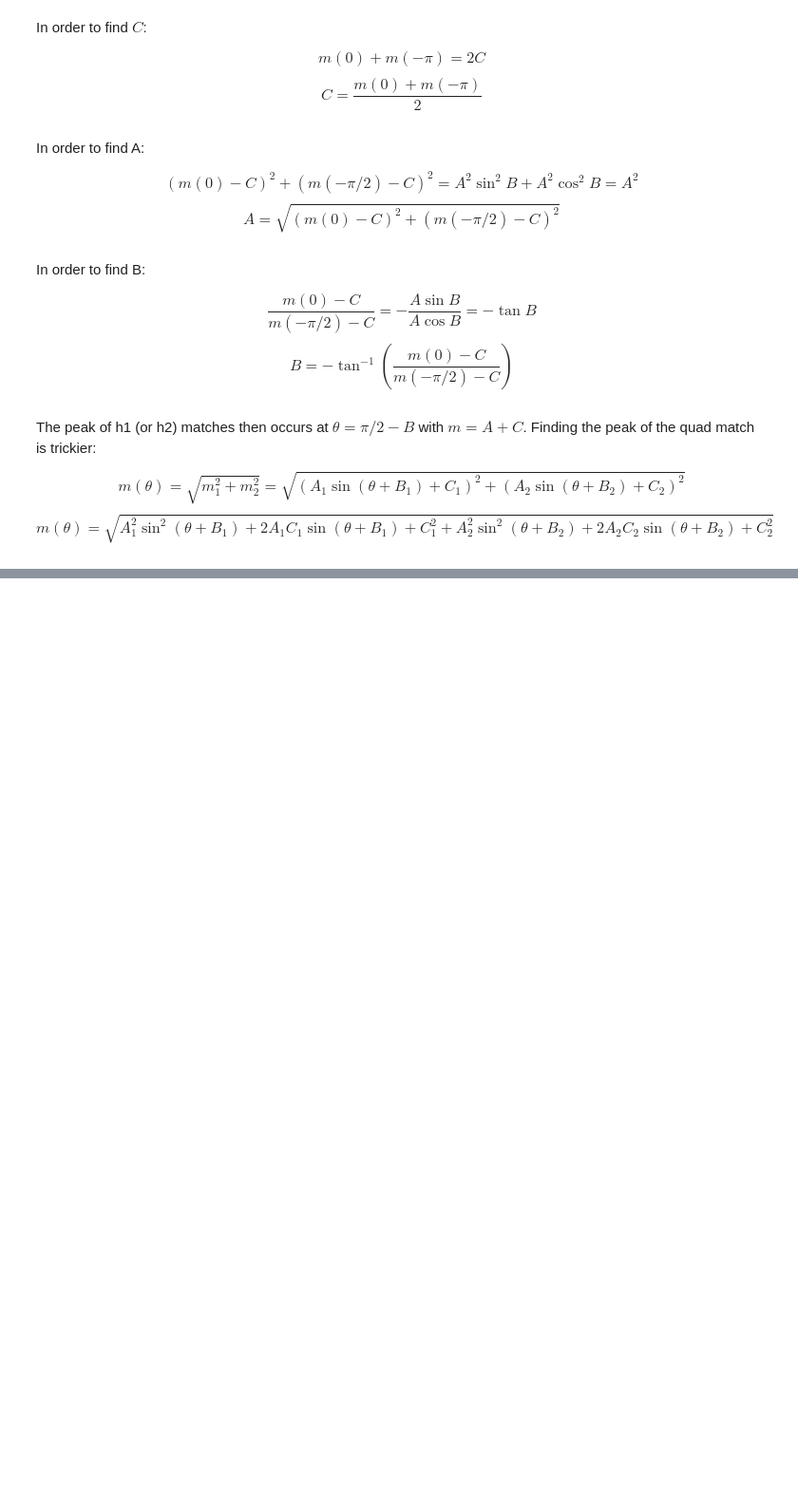
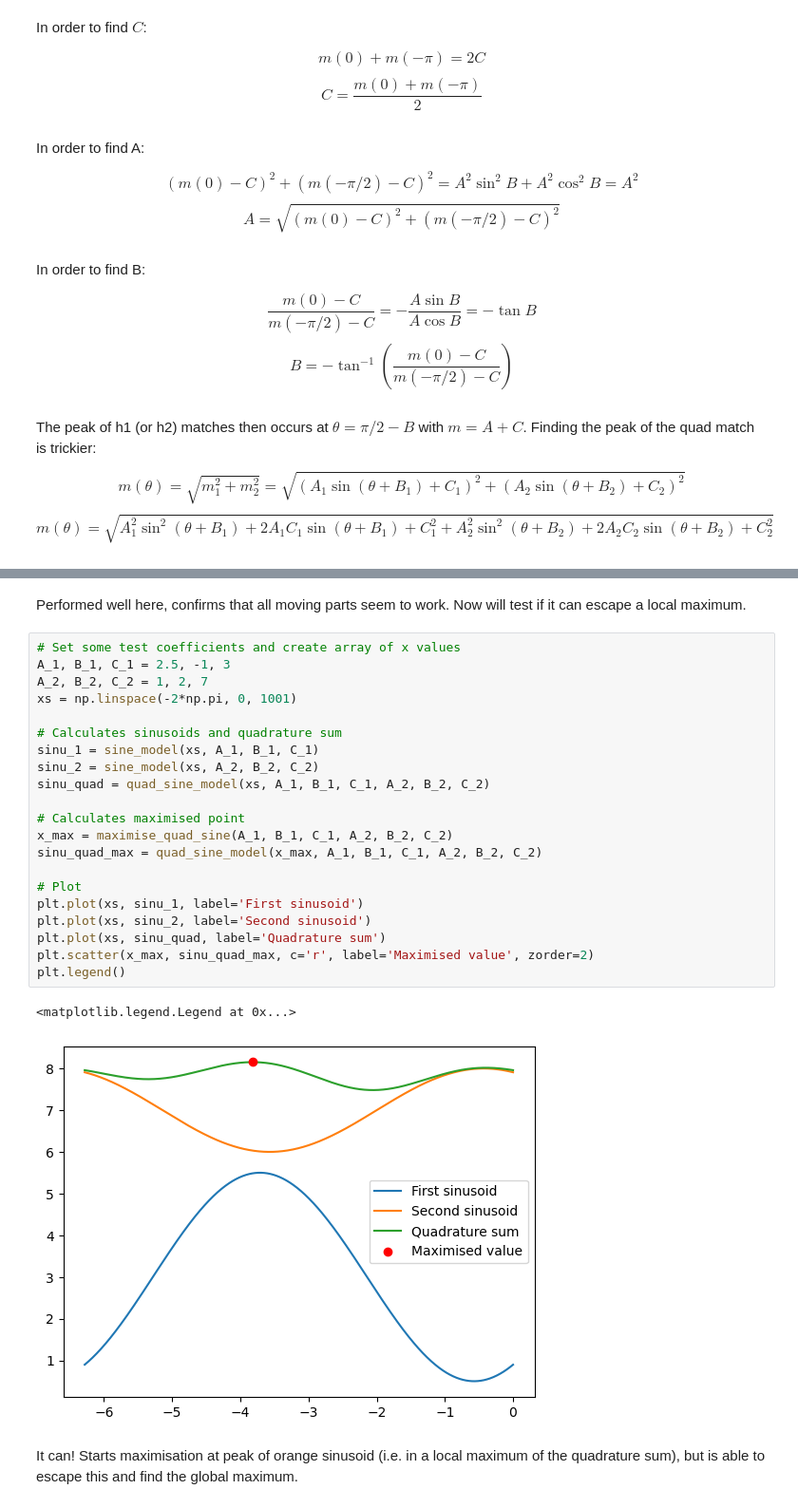
Before and after one commit to BenGPatterson/EccentricBinaries, a Jupyter notebook: notebooks/match_h1_h2.ipynb, the cells around one changed output, grey strips where cells are left out. Shown at 95% size. Drawn from its saved outputs; the diff is of its cells as text; blank space fills up the shorter version.

```diff
--- a/notebooks/match_h1_h2.ipynb
+++ b/notebooks/match_h1_h2.ipynb
@@ -422,0 +449,28 @@ A_1^2 \sin(\theta + B_1) \cos(\theta + B_1) + A_1 C_1 \cos(\theta + B_1) + A_2^2
+# %% [markdown]
+Performed well here, confirms that all moving parts seem to work. Now will test if it can escape a local maximum.
+# %%
+# Set some test coefficients and create array of x values
+A_1, B_1, C_1 = 2.5, -1, 3
+A_2, B_2, C_2 = 1, 2, 7
+xs = np.linspace(-2*np.pi, 0, 1001)
+
+# Calculates sinusoids and quadrature sum
+sinu_1 = sine_model(xs, A_1, B_1, C_1)
+sinu_2 = sine_model(xs, A_2, B_2, C_2)
+sinu_quad = quad_sine_model(xs, A_1, B_1, C_1, A_2, B_2, C_2)
+
+# Calculates maximised point
+x_max = maximise_quad_sine(A_1, B_1, C_1, A_2, B_2, C_2)
+sinu_quad_max = quad_sine_model(x_max, A_1, B_1, C_1, A_2, B_2, C_2)
+
+# Plot
+plt.plot(xs, sinu_1, label='First sinusoid')
+plt.plot(xs, sinu_2, label='Second sinusoid')
+plt.plot(xs, sinu_quad, label='Quadrature sum')
+plt.scatter(x_max, sinu_quad_max, c='r', label='Maximised value', zorder=2)
+plt.legend()
+# %% [output]
+<matplotlib.legend.Legend at 0x...>
+[figure, added]
+# %% [markdown]
+It can! Starts maximisation at peak of orange sinusoid (i.e. in a local maximum of the quadrature sum), but is able to escape this and find the global maximum.
```
Also changed, not shown: parts of 5 cells of this notebook, 1 other file.
